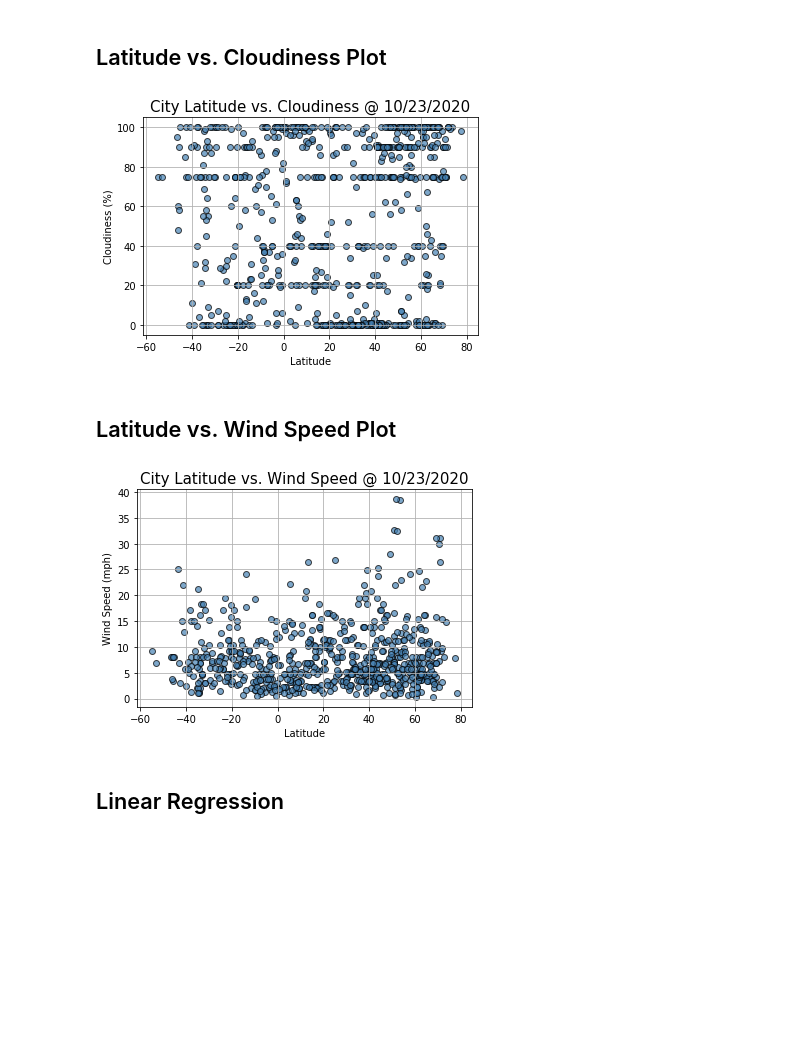
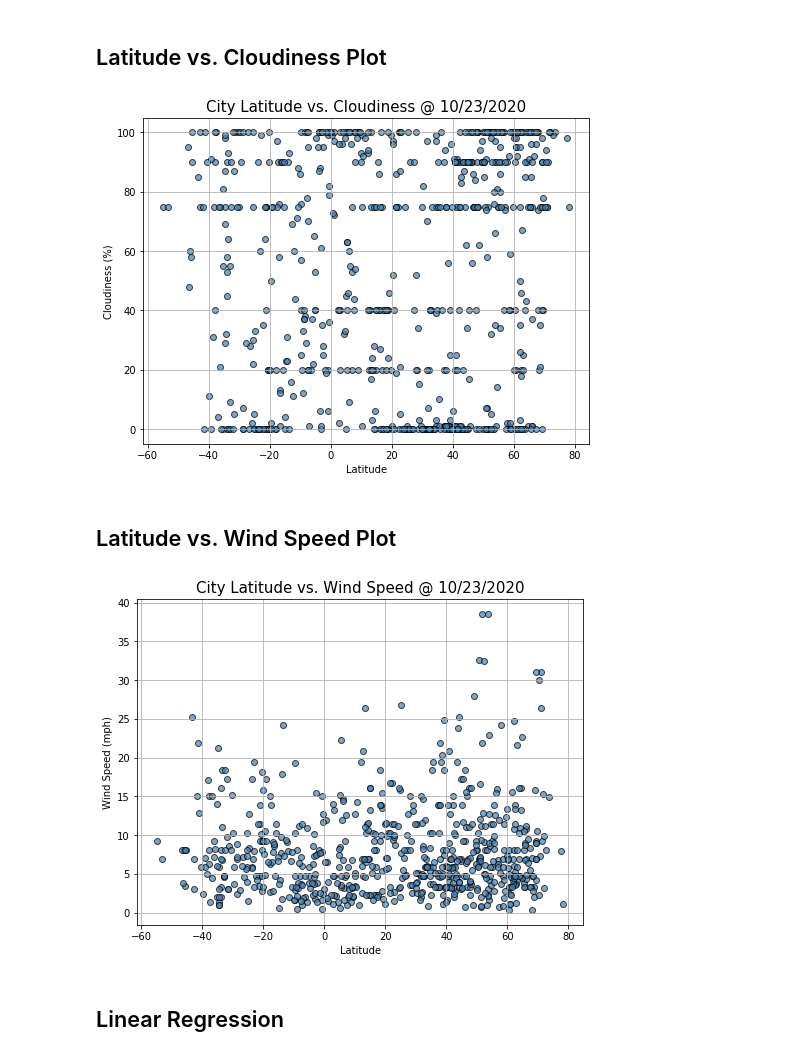
Before and after one commit to zsvorenova/api-challenge, a Jupyter notebook: WeatherPy.ipynb, the cells around one changed output. Cells and saved outputs as stored; diff of their text form; code cells hidden in the pictures; blank space fills up the shorter version.

```diff
--- a/WeatherPy.ipynb
+++ b/WeatherPy.ipynb
@@ -274,19 +276,21 @@ plt.show();
 ## Latitude vs. Cloudiness Plot
 # %%
 cloudiness = weather_df['Cloudiness (%)']
+fig,ax = plt.subplots(figsize=(8,6))
 plt.scatter(latitude,cloudiness, marker='o', color='steelblue', alpha=0.7, edgecolors='black')
 plt.grid()
 plt.xlabel('Latitude')
 plt.ylabel('Cloudiness (%)')
 plt.title(f'City Latitude vs. Cloudiness @ {date}', fontsize=15)
 plt.savefig("output_data/latitude_cloudiness.png")
 plt.show();
 # %% [output]
-[figure, old version]
+[figure, new version]
 # %% [markdown]
 ## Latitude vs. Wind Speed Plot
 # %%
 wind_speed = weather_df['Wind Speed(mph)']
+fig,ax = plt.subplots(figsize=(8,6))
 plt.scatter(latitude, wind_speed, marker='o', color='steelblue', alpha=0.7, edgecolors='black')
 plt.grid()
 plt.xlabel('Latitude')
@@ -295,6 +299,6 @@ plt.title(f'City Latitude vs. Wind Speed @ {date}', fontsize=15)
 plt.savefig("output_data/latitude_windspeed.png")
 plt.show();
 # %% [output]
-[figure, old version]
+[figure, new version]
 # %% [markdown]
 ## Linear Regression
```
Also changed, not shown: parts of 21 cells of this notebook, 12 other files.
